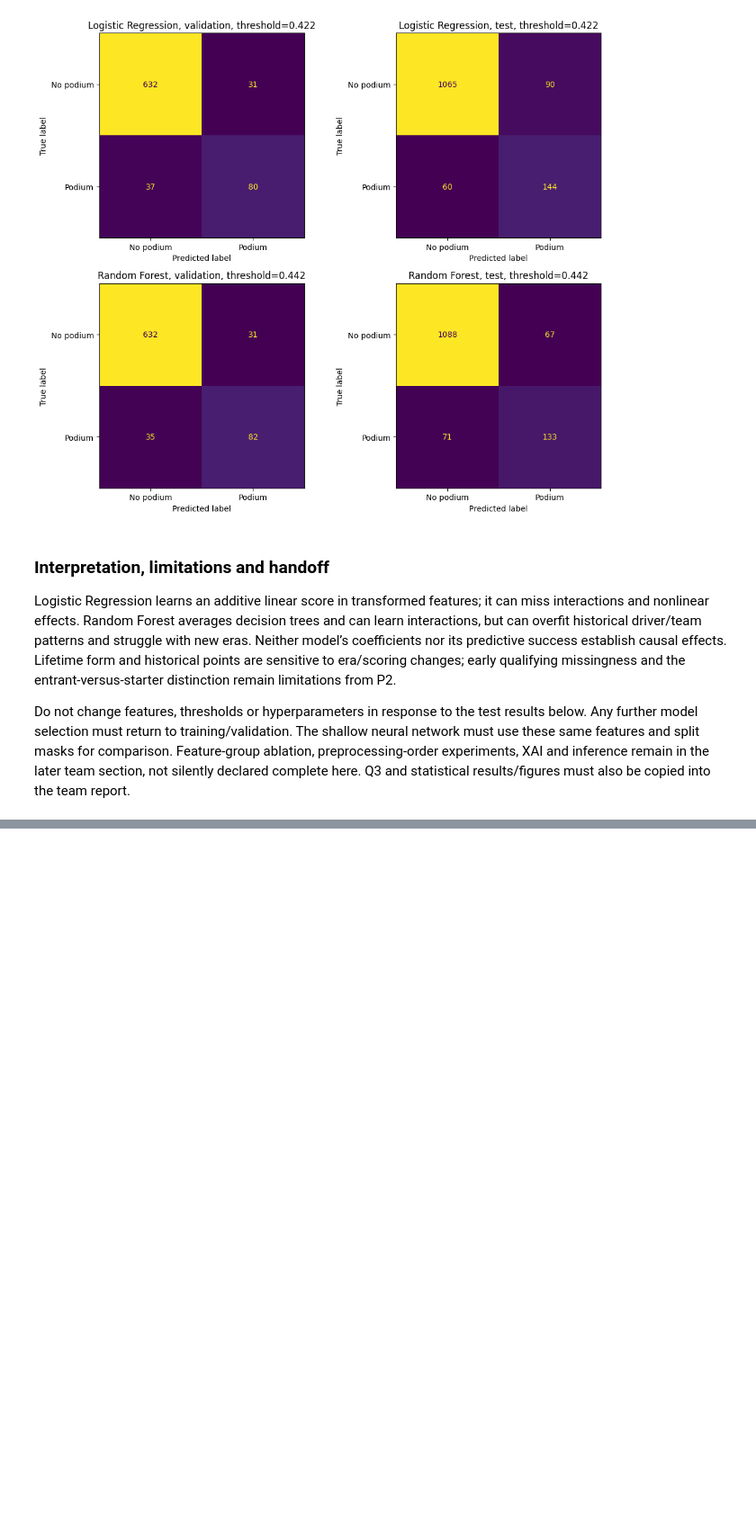
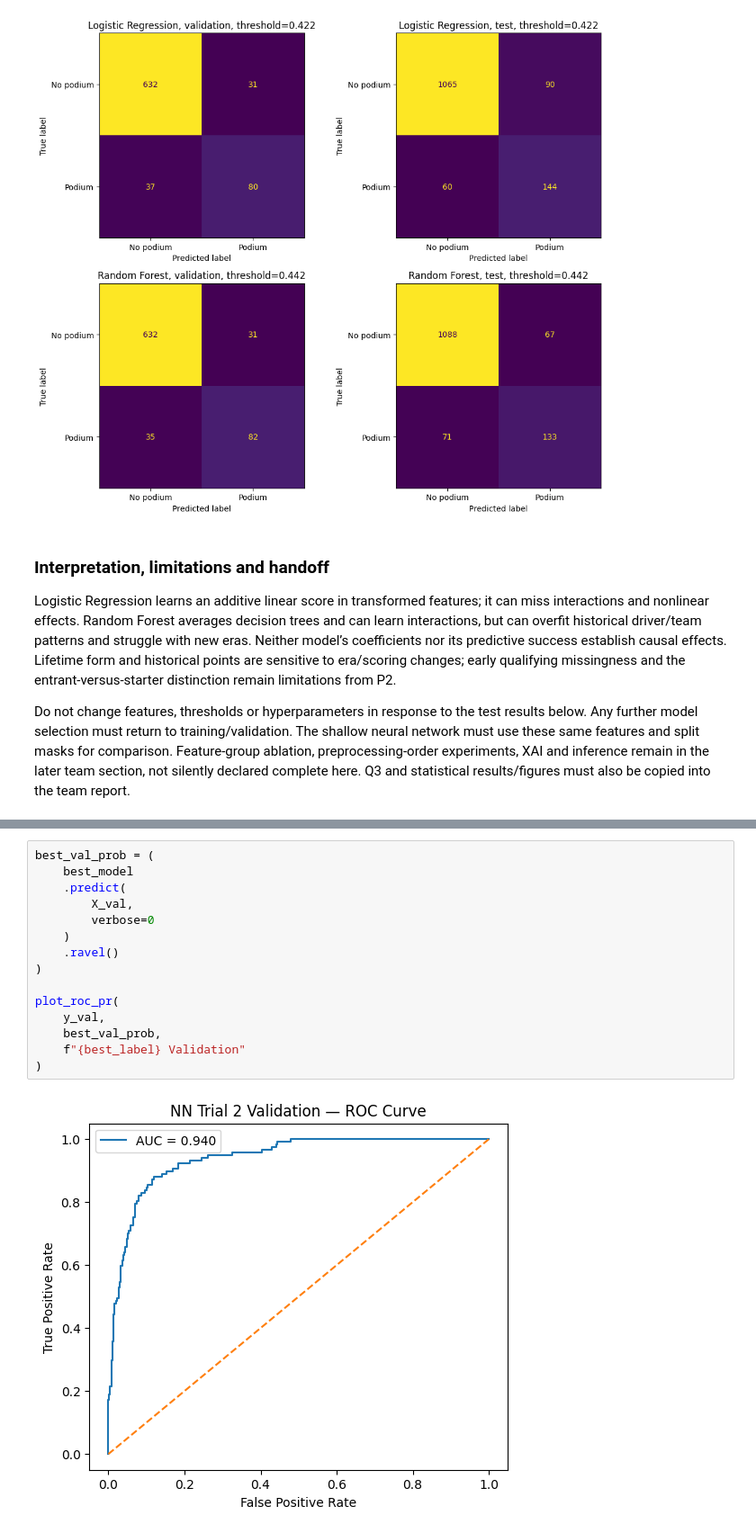
Before and after one commit to rawanelsragy/F1-Podium-Prediction, a Jupyter notebook: notebooks/part1completed.ipynb, the cells around one changed output, grey strips where cells are left out. Shown at 90% size. Saved outputs shown, nothing was run; the diff lists cells and outputs as text; blank space fills up the shorter version.

```diff
--- a/notebooks/part1completed.ipynb
+++ b/notebooks/part1completed.ipynb
@@ -2199,0 +3260,17 @@ Person 3 complete. P1/P2 inputs preserved; all exports: /workspace/scratch/966e1
+# %%
+best_val_prob = (
+    best_model
+    .predict(
+        X_val,
+        verbose=0
+    )
+    .ravel()
+)
+
+plot_roc_pr(
+    y_val,
+    best_val_prob,
+    f"{best_label} Validation"
+)
+# %% [output]
+[figure, added]
```
Also changed, not shown: parts of 90 cells of this notebook, 1 other file.
